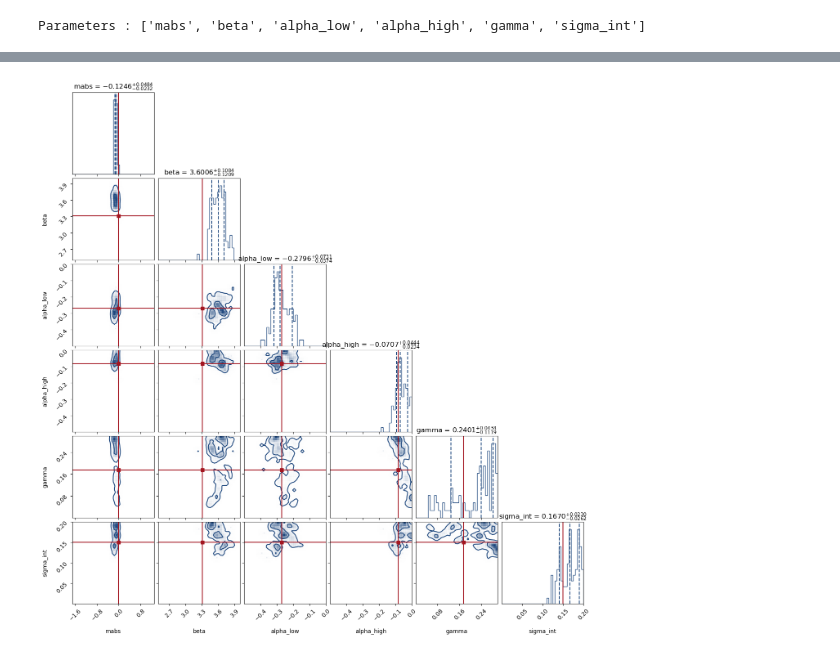
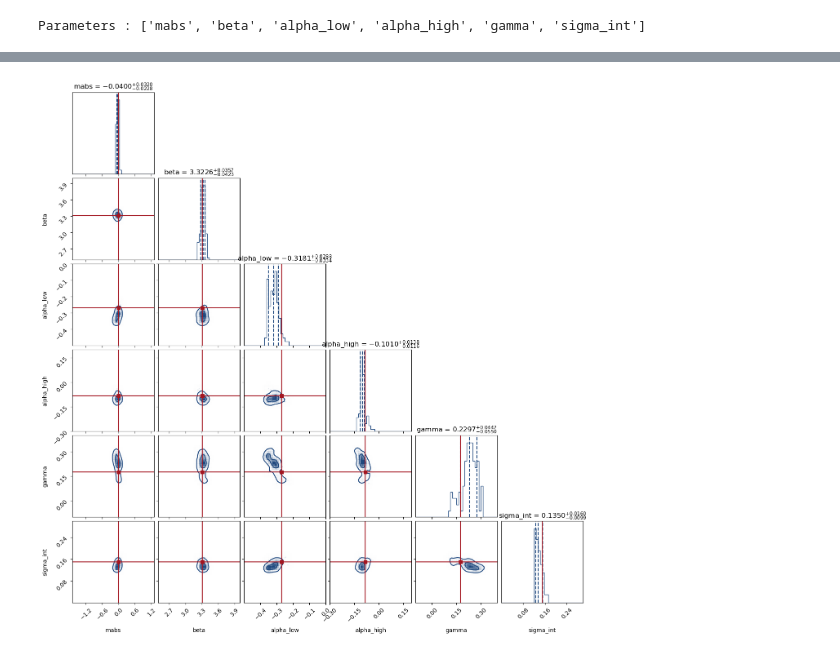
Before and after one commit to a-trigui/ximinf, a Jupyter notebook: notebooks/3_test_nn.ipynb, the cells around one changed output, grey strips where cells are left out. Cells and saved outputs as stored; diff of their text form; code cells hidden in the pictures.

Commit message:
Full pipeline with new priors structure

```diff
--- a/notebooks/3_test_nn.ipynb
+++ b/notebooks/3_test_nn.ipynb
@@ -29,7 +29,7 @@ Number of threads: 10
 # -------- User parameters --------
 
 N = 1 # Number of samples 100_000
-M = 100 # Number of SNe per sample #3_000
+M = 1000 # Number of SNe per sample #3_000
 
 # ---------------------------------
 
@@ -125,7 +113,7 @@ for i, sim_data in enumerate(results):  # sim_data is just the dict returned by
 ## Load NN
 # %%
 # Parameters
-models_per_group, models_config = nninf.load_autoregressive_nn('./data/NNs/nn_model_mac_m1_M100_z_0_06')
+models_per_group, models_config = nninf.load_autoregressive_nn('../data/NNs/nn_model_priors_M1000_z_0_06')
 # %%
 z = data_dict['z']
 magobs = data_dict["magobs"]      # (N,M)
@@ -176,5 +178,19 @@ BOUNDS_norm = jnp.array([
 # %%
 param_stats = models_config['shared']['param_stats']
+
+normalized_priors = {}
+
+for name, prior in priors.items():
+    mu = param_stats[name]['mu']
+    sigma = param_stats[name]['sigma']
+
+    norm_range = (prior['range'] - mu) / sigma
+
+    normalized_priors[name] = {
+        'range': norm_range,
+        'type': prior['type']  # type stays unchanged
+    }
+
 theta_init = jnp.asarray([-19.35+19.3, 3.2, -0.3, -0.1, 0.15, 0.15])
 theta_init_dict = {name: theta_init[i] for i, name in enumerate(global_param_names)}
 theta_init_normed_dict = nntr.normalize(theta_init_dict, param_stats)
@@ -203,6 +219,14 @@ print(inputs_infer.shape)
 # ----------------------------
 # Precompute parameter indices
 # ----------------------------
+
+group_names_list = []
+for g in param_groups:
+    if isinstance(g, str):
+        group_names_list.append([g])  # wrap single parameter in a list
+    else:
+        group_names_list.append(g)
+
 visible_indices, group_indices = nnte.preprocess_groups(param_groups, global_param_names)
 
 n_pull = min(200, N_total)
@@ -220,9 +244,10 @@ for i in range(n_pull):
             theta,
             models_per_group,  # list of models per group
             inputs_infer[i,:],
-            BOUNDS_norm,
+            normalized_priors,
             visible_indices,
-            group_indices
+            group_indices,
+            group_names_list
         )
 
     # Run MCMC
@@ -256,35 +277,40 @@ n_points, n_params = post.shape
 # Convert post from array to dict with column names
 post_dict = {name: post[:, i] for i, name in enumerate(global_param_names)}
 
 # Unnormalize each parameter
 post_unnormed_dict = nntr.unnormalize(post_dict, param_stats)
 
 # Convert back to array for plotting
 post_unnormed = jnp.stack([post_unnormed_dict[name] for name in global_param_names], axis=1)
 
 # Now post_unnormed[:, i] contains the real-scale parameters
 x = post_unnormed[:, 0]
 
+ranges_from_priors = [
+    (float(priors[name]['range'][0]), float(priors[name]['range'][1]))
+    for name in global_param_names
+]
+
 fig = corner.corner(
     np.array(post_unnormed),
     labels=global_param_names,
-    range=[tuple(b) for b in BOUNDS],
+    range=ranges_from_priors,
     truths=truths,
     quantiles=[0.16, 0.5, 0.84],      # 1D marginal: 1σ
     levels=[0.393469, 0.864665],     # 2D contours: 1σ, 2σ
     show_titles=True,
     title_fmt=".4f",
     bins=40,
     smooth=1.0,
     color="#1F487E",
     truth_color="#A31621",
     truth_alpha=0.8
 )
 
 plt.savefig("./corner.png",dpi=150)
 plt.show()
 # %% [output]
-[figure, old version]
+[figure, new version]
 # %%
 post_pull_unnormed = []
 
```
Also changed, not shown: parts of 7 cells of this notebook, 5 other files.
